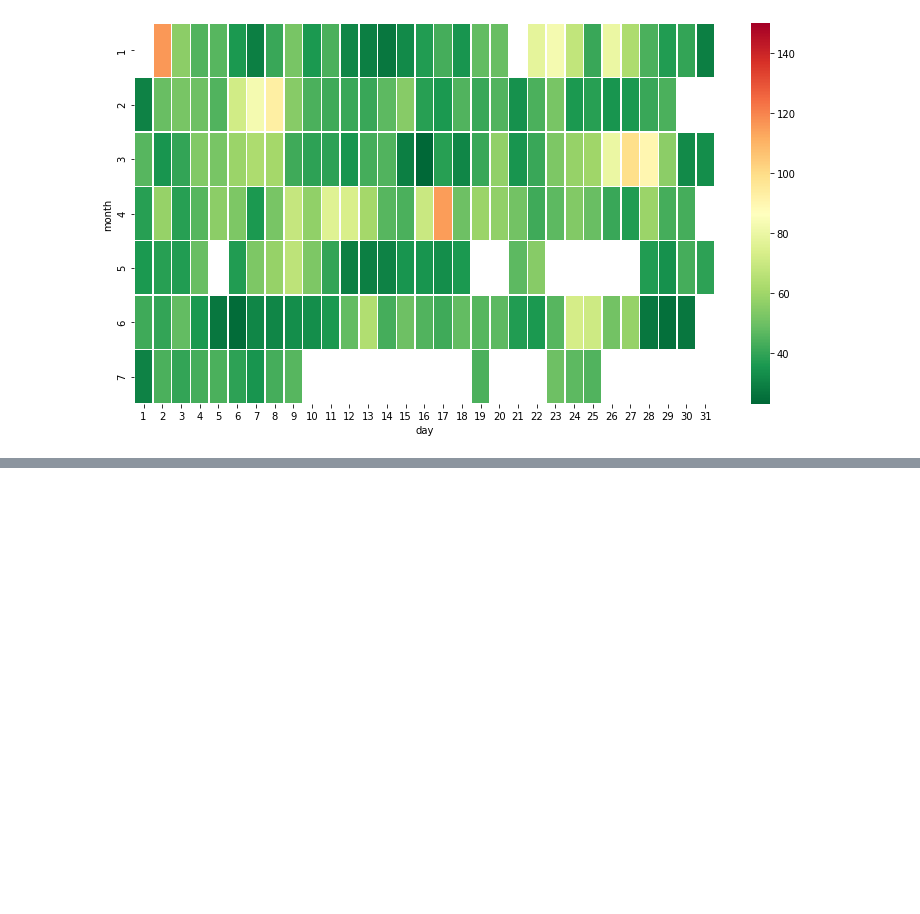
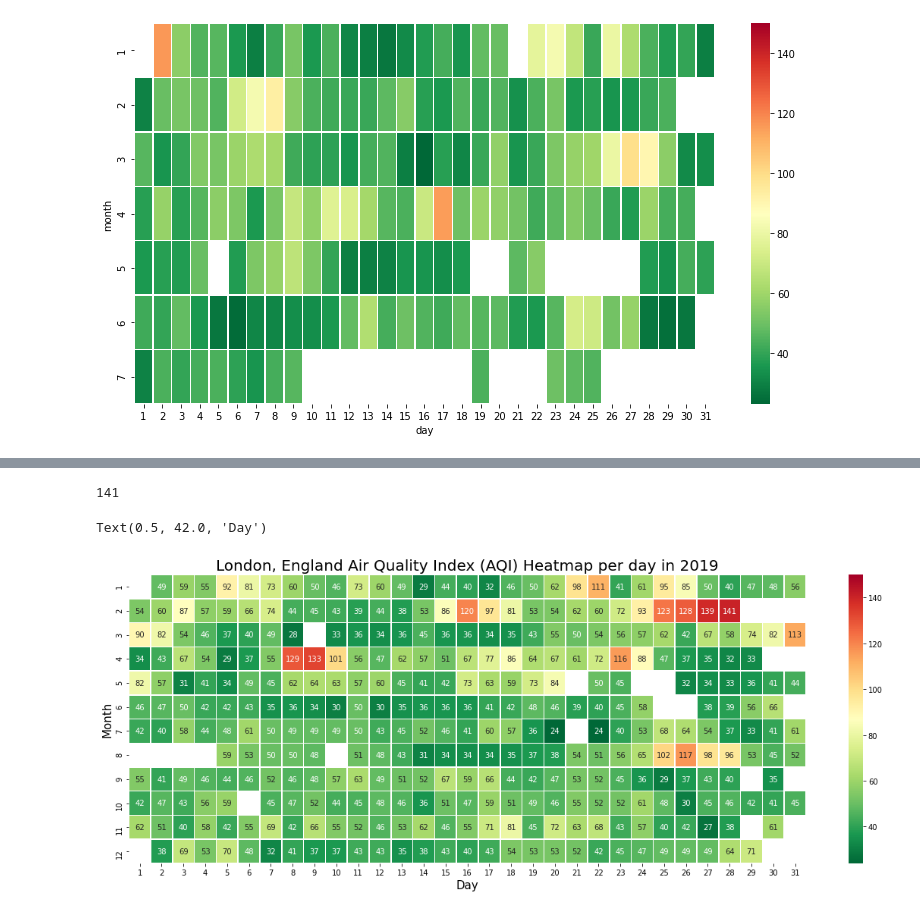
Before and after one commit to HaydenRubin/COVID-19-air-quality-2020, a Jupyter notebook: CalendarHeatmaps/londonAQ.ipynb, the cells around one changed output, grey strips where cells are left out. Saved outputs shown, nothing was run; the diff lists cells and outputs as text; code cells hidden in the pictures; blank space fills up the shorter version.

Commit message:
heatmap code updated, needs to be cleaned

```diff
--- a/CalendarHeatmaps/londonAQ.ipynb
+++ b/CalendarHeatmaps/londonAQ.ipynb
@@ -96,0 +102,4 @@ FileNotFoundError: [Errno 2] File ../CleanDatasets/london_AQI.csv does not exist
+# %%
+london_2019 =london_df[(london_df['date']>='2019-01-01') & (london_df['date']<='2019-12-31')]
+london_2019 = london_2019.sort_values('date')
+london_2019.head()
@@ -96,0 +113,3 @@ FileNotFoundError: [Errno 2] File ../CleanDatasets/london_AQI.csv does not exist
+# %%
+london_2019[['year','month','day']] = london_2019['date'].str.split('-',expand=True)
+london_2019.head()
@@ -96,0 +123,20 @@ FileNotFoundError: [Errno 2] File ../CleanDatasets/london_AQI.csv does not exist
+# %%
+london_2019['day'] = london_2019['day'].astype(str).astype('int64')
+london_2019['year'] = london_2019['year'].astype(str).astype('int64')
+london_2019['month'] = london_2019['month'].astype(str).astype(int)
+# %%
+london_2019['AQI'].max()
+# %% [output]
+141
+# %%
+london_2019aq = london_2019.pivot_table('AQI','month','day')
+# %%
+f1, ax = plt.subplots(figsize=(20, 7))
+sns.heatmap(london_2019aq, annot=True, fmt="g", linewidths=.5, ax=ax, vmax=150, cmap = "RdYlGn_r")
+plt.title("London, England Air Quality Index (AQI) Heatmap per day in 2019", fontsize=20)
+plt.ylabel("Month", fontsize=15)
+plt.xlabel("Day", fontsize=15)
+#plt.savefig("2019_LondonAQI_CalendarHeatmap.png")
+# %% [output]
+Text(0.5, 42.0, 'Day')
+[figure, added]
```
Also changed, not shown: parts of 9 cells of this notebook, 2 other files.
